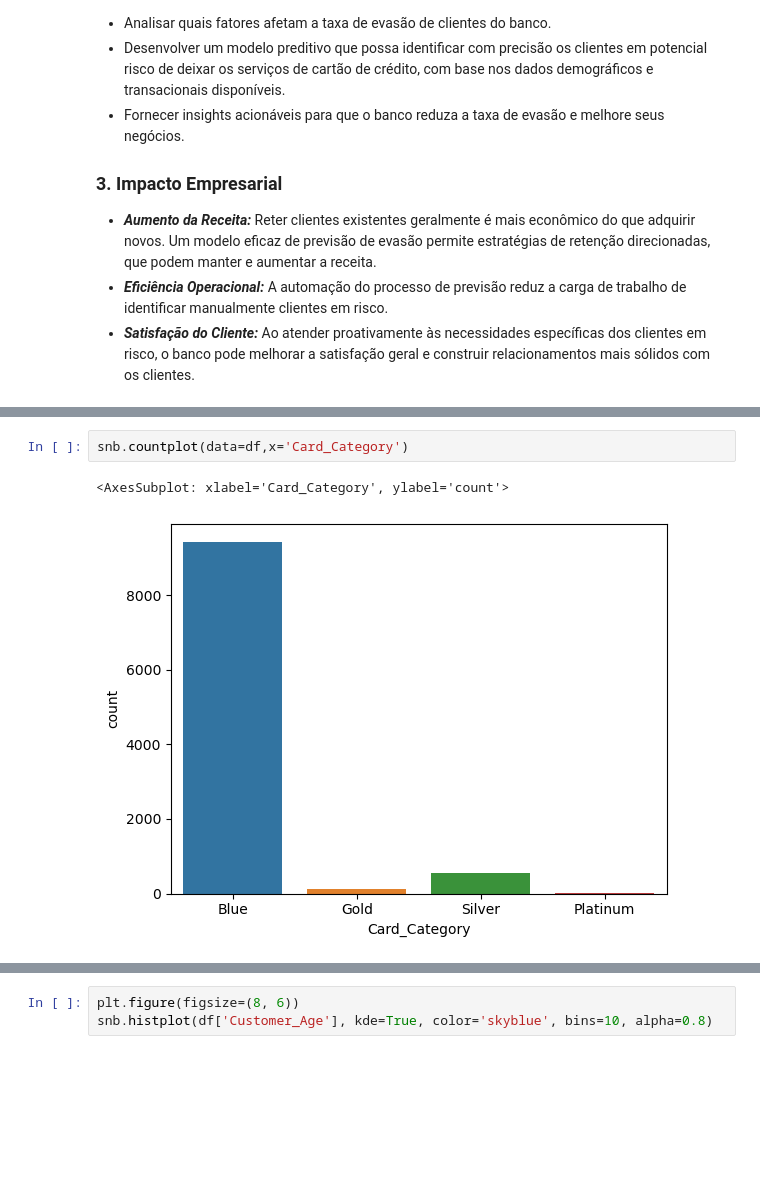
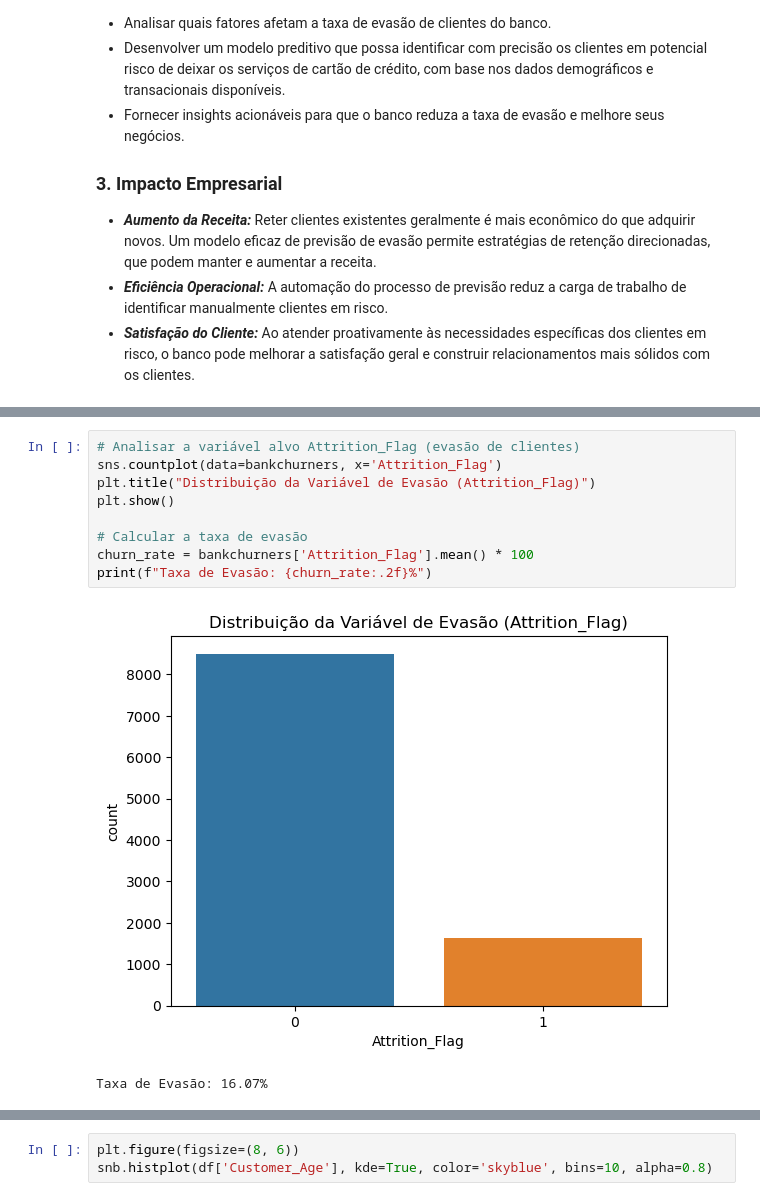
Before and after one commit to wellisonS/Credit-Card, a Jupyter notebook: EDA.ipynb, the cells around one changed output, grey strips where cells are left out. Cells and saved outputs as stored; diff of their text form; blank space fills up the shorter version.

```diff
--- a/EDA.ipynb
+++ b/EDA.ipynb
@@ -116,5 +138,12 @@ snb.countplot(data=df,y='Income_Category')
-# %%
-snb.countplot(data=df,x='Card_Category')
-# %% [output]
-<AxesSubplot: xlabel='Card_Category', ylabel='count'>
-[figure, removed]
+# %%
+# Analisar a variável alvo Attrition_Flag (evasão de clientes)
+sns.countplot(data=bankchurners, x='Attrition_Flag')
+plt.title("Distribuição da Variável de Evasão (Attrition_Flag)")
+plt.show()
+
+# Calcular a taxa de evasão
+churn_rate = bankchurners['Attrition_Flag'].mean() * 100
+print(f"Taxa de Evasão: {churn_rate:.2f}%")
+# %% [output]
+[figure, added]
+Taxa de Evasão: 16.07%
```
Also changed, not shown: parts of 28 cells of this notebook.
